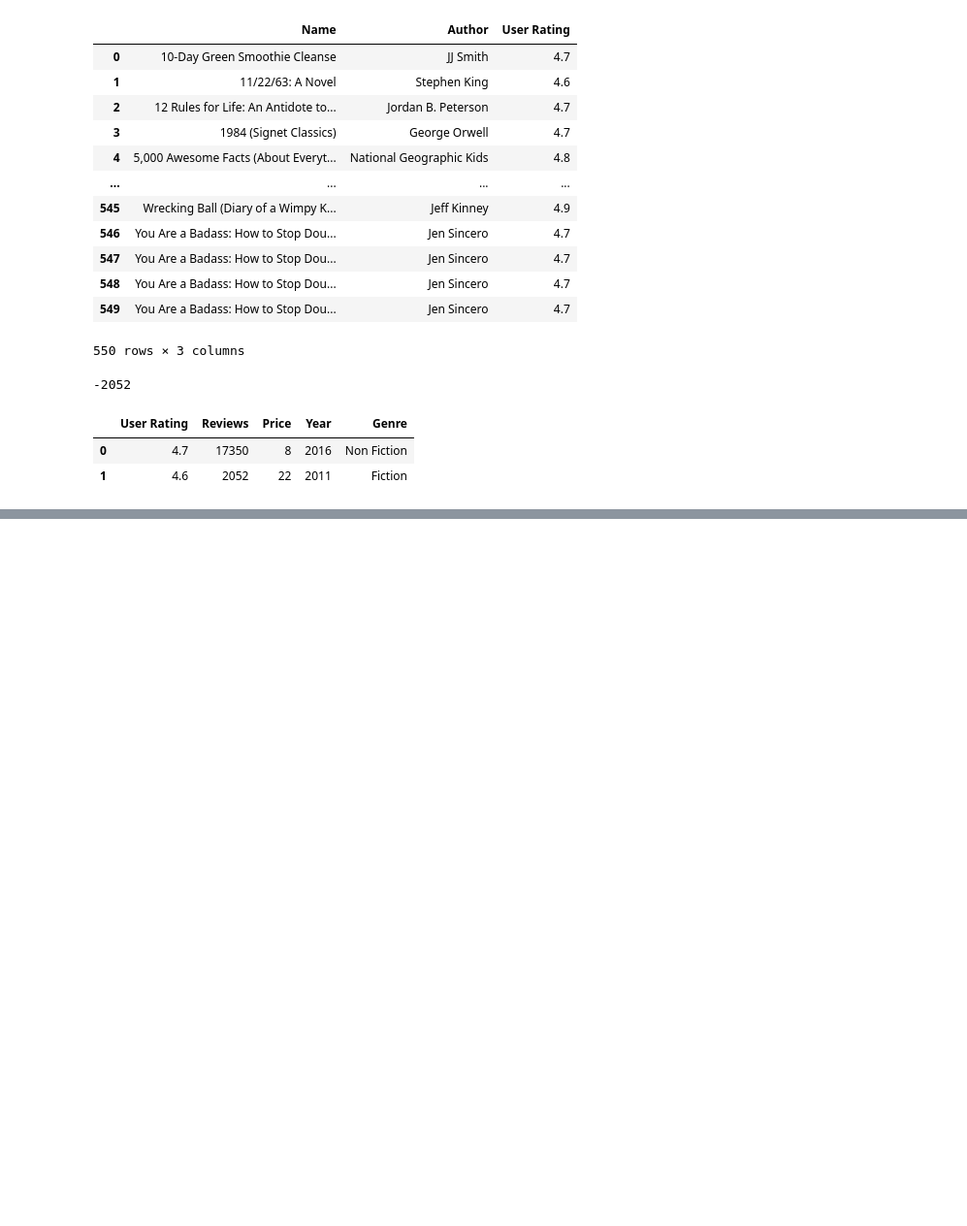
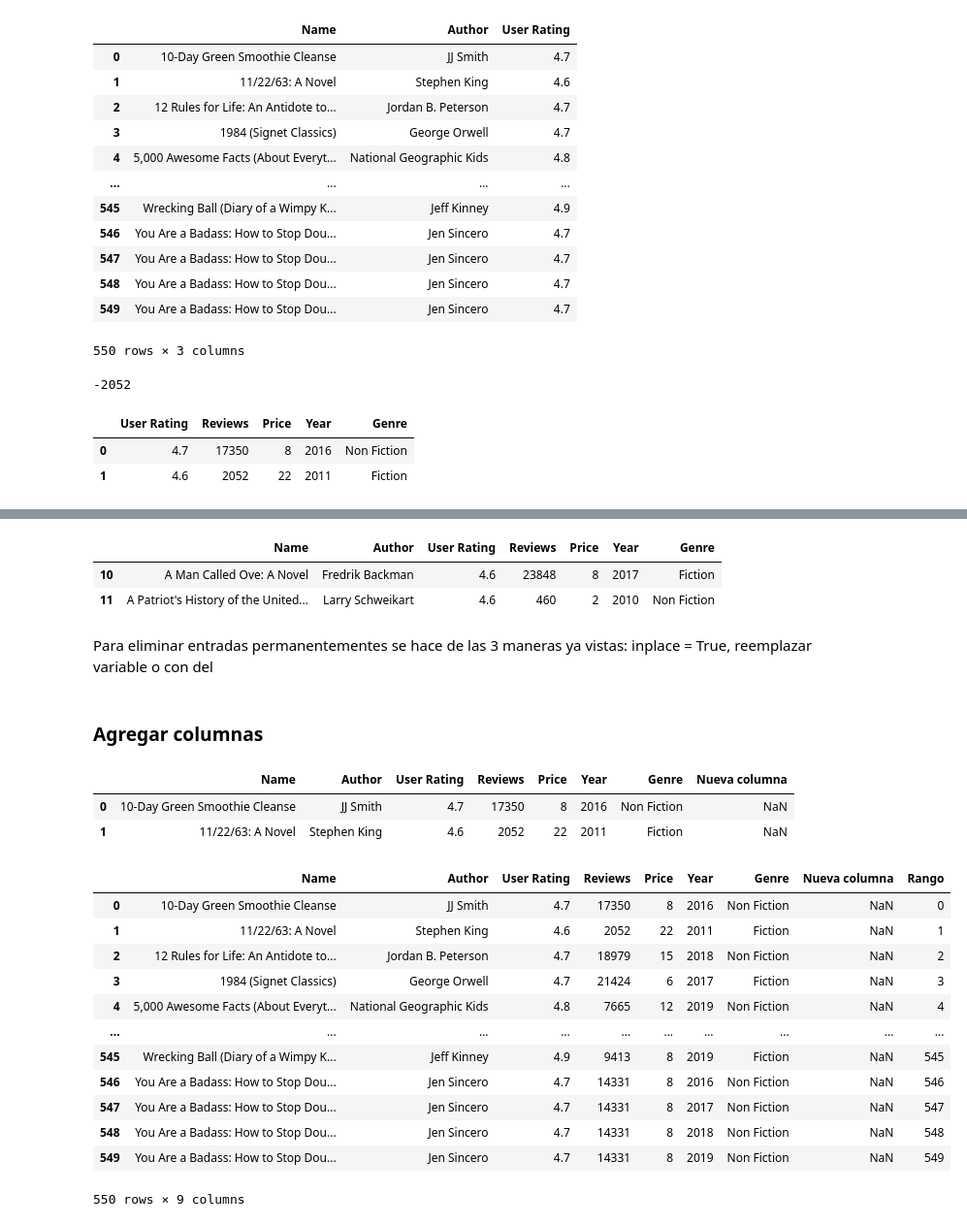
Before and after one commit to Emileo12/Curso-Pandas-y-Numpy, a Jupyter notebook: Codigo/Serias_Pandas.ipynb, the cells around one changed output, grey strips where cells are left out. Shown at 97% size. Saved outputs shown, nothing was run; the diff lists cells and outputs as text; code cells hidden in the pictures; blank space fills up the shorter version.

```diff
--- a/Codigo/Serias_Pandas.ipynb
+++ b/Codigo/Serias_Pandas.ipynb
@@ -210,0 +254,5 @@ df_books.iloc[:2,2:]
+# %%
+#Importar denuevo
+df_books = pd.read_csv("C:/Users/User/Desktop/Productivo/Platzi/Manipulacion y transformacion datos Pandas y Numpy/Codigo/Bestsellers-with-categories.csv", sep=","
+                  , header=0) # sep indica como se separa los datos, header indica en que posicicon esta las columnas, names para cambiar de nombre los headers (se pasa una lista)
+df_books
@@ -210,0 +285,39 @@ df_books.iloc[:2,2:]
+# %%
+df_books.drop(range(0,10), axis=0).head(2) #elimina un rango de entradas
+# %% [output]
+|  | Name | Author | User Rating | Reviews | Price | Year | Genre |
+| 10 | A Man Called Ove: A Novel | Fredrik Backman | 4.6 | 23848 | 8 | 2017 | Fiction |
+| 11 | A Patriot's History of the United... | Larry Schweikart | 4.6 | 460 | 2 | 2010 | Non Fiction |
+# %% [markdown]
+Para eliminar entradas permanentementes se hace de las 3 maneras ya vistas:
+inplace = True, reemplazar variable o con del
+# %% [markdown]
+### Agregar columnas
+# %%
+df_books["Nueva columna"] = np.nan
+df_books.head(2)
+# %% [output]
+|  | Name | Author | User Rating | Reviews | Price | Year | Genre | Nueva columna |
+| 0 | 10-Day Green Smoothie Cleanse | JJ Smith | 4.7 | 17350 | 8 | 2016 | Non Fiction | NaN |
+| 1 | 11/22/63: A Novel | Stephen King | 4.6 | 2052 | 22 | 2011 | Fiction | NaN |
+# %%
+datos = np.arange(0,df_books.shape[0])
+# .shape[0] muestra la cantidad de registros, .shape[1] la cantidad de columnas
+# se crea un array del rango desde 0 hasta la cantidad total de registros
+# %%
+df_books["Rango"] = datos
+df_books
+# %% [output]
+|  | Name | Author | User Rating | Reviews | Price | Year | Genre | Nueva columna | Rango |
+| 0 | 10-Day Green Smoothie Cleanse | JJ Smith | 4.7 | 17350 | 8 | 2016 | Non Fiction | NaN | 0 |
+| 1 | 11/22/63: A Novel | Stephen King | 4.6 | 2052 | 22 | 2011 | Fiction | NaN | 1 |
+| 2 | 12 Rules for Life: An Antidote to... | Jordan B. Peterson | 4.7 | 18979 | 15 | 2018 | Non Fiction | NaN | 2 |
+| 3 | 1984 (Signet Classics) | George Orwell | 4.7 | 21424 | 6 | 2017 | Fiction | NaN | 3 |
+| 4 | 5,000 Awesome Facts (About Everyt... | National Geographic Kids | 4.8 | 7665 | 12 | 2019 | Non Fiction | NaN | 4 |
+| ... | ... | ... | ... | ... | ... | ... | ... | ... | ... |
+| 545 | Wrecking Ball (Diary of a Wimpy K... | Jeff Kinney | 4.9 | 9413 | 8 | 2019 | Fiction | NaN | 545 |
+| 546 | You Are a Badass: How to Stop Dou... | Jen Sincero | 4.7 | 14331 | 8 | 2016 | Non Fiction | NaN | 546 |
+| 547 | You Are a Badass: How to Stop Dou... | Jen Sincero | 4.7 | 14331 | 8 | 2017 | Non Fiction | NaN | 547 |
+| 548 | You Are a Badass: How to Stop Dou... | Jen Sincero | 4.7 | 14331 | 8 | 2018 | Non Fiction | NaN | 548 |
+| 549 | You Are a Badass: How to Stop Dou... | Jen Sincero | 4.7 | 14331 | 8 | 2019 | Non Fiction | NaN | 549 |
+550 rows × 9 columns
```
Also changed, not shown: parts of 83 cells of this notebook, 1 other file.
